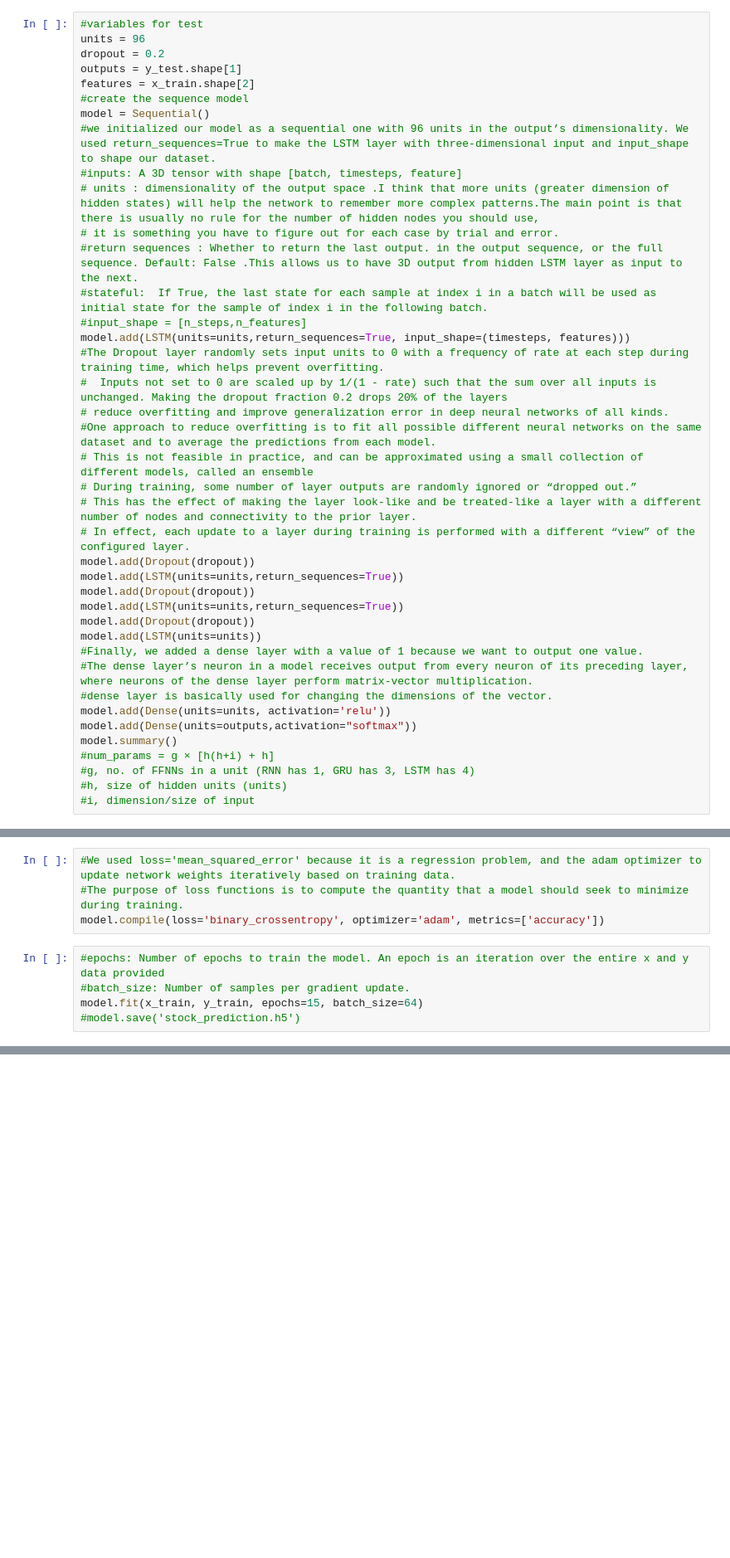
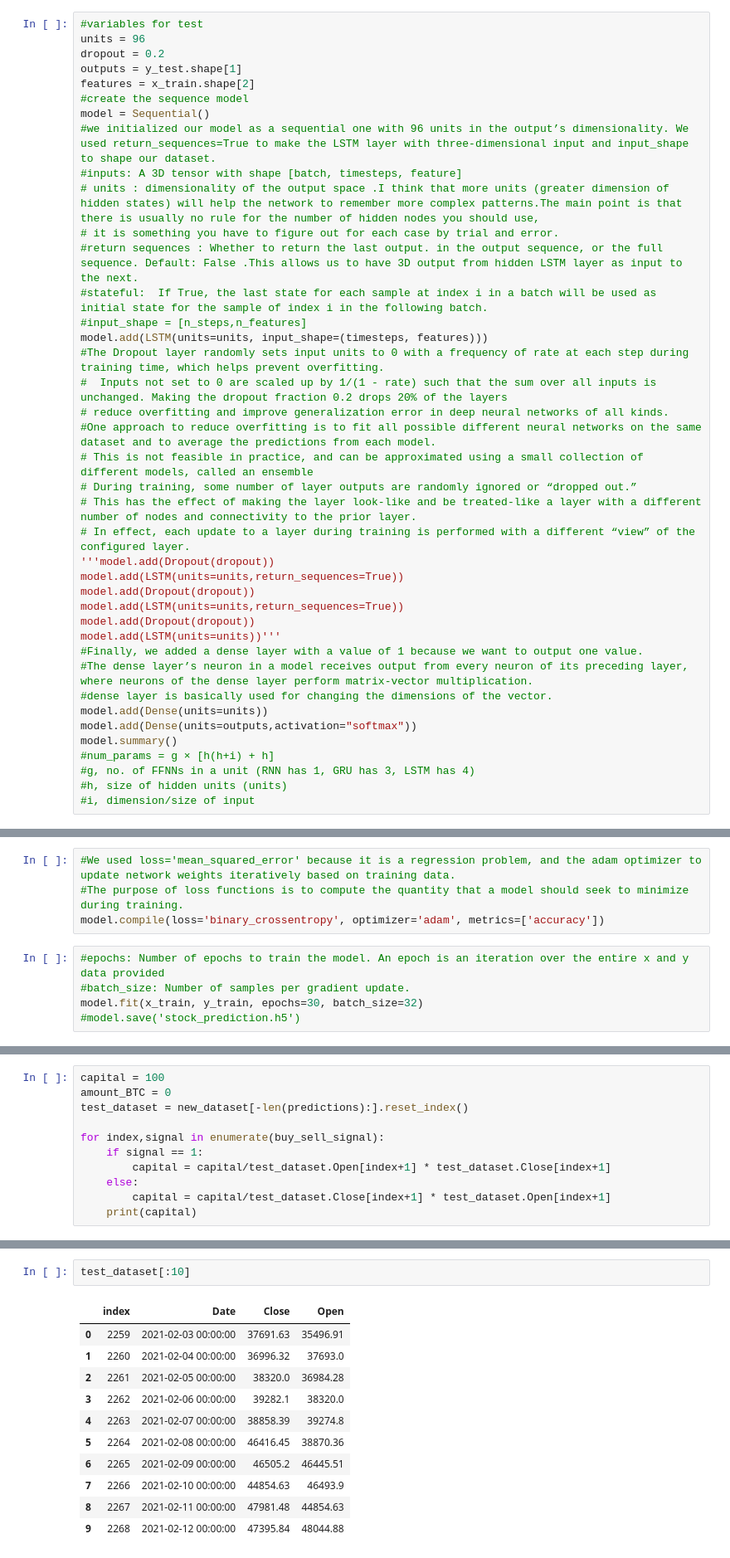
Before and after one commit to RodolfoHelf/TCC, a Jupyter notebook: StockPricePrediction(classiffication).ipynb, the cells around one changed output, grey strips where cells are left out. Shown at 83% size. Drawn from its saved outputs; the diff is of its cells as text; blank space fills up the shorter version.

Commit message:
First strategy test

```diff
--- a/StockPricePrediction(classiffication).ipynb
+++ b/StockPricePrediction(classiffication).ipynb
@@ -153,7 +160,7 @@ model = Sequential()
 #return sequences : Whether to return the last output. in the output sequence, or the full sequence. Default: False .This allows us to have 3D output from hidden LSTM layer as input to the next.
 #stateful:  If True, the last state for each sample at index i in a batch will be used as initial state for the sample of index i in the following batch.
 #input_shape = [n_steps,n_features]
-model.add(LSTM(units=units,return_sequences=True, input_shape=(timesteps, features)))
+model.add(LSTM(units=units, input_shape=(timesteps, features)))
 #The Dropout layer randomly sets input units to 0 with a frequency of rate at each step during training time, which helps prevent overfitting.
 #  Inputs not set to 0 are scaled up by 1/(1 - rate) such that the sum over all inputs is unchanged. Making the dropout fraction 0.2 drops 20% of the layers
 # reduce overfitting and improve generalization error in deep neural networks of all kinds.
@@ -162,16 +169,16 @@ model.add(LSTM(units=units,return_sequences=True, input_shape=(timesteps, featur
 # During training, some number of layer outputs are randomly ignored or “dropped out.”
 # This has the effect of making the layer look-like and be treated-like a layer with a different number of nodes and connectivity to the prior layer.
 # In effect, each update to a layer during training is performed with a different “view” of the configured layer.
-model.add(Dropout(dropout))
+'''model.add(Dropout(dropout))
 model.add(LSTM(units=units,return_sequences=True))
 model.add(Dropout(dropout))
 model.add(LSTM(units=units,return_sequences=True))
 model.add(Dropout(dropout))
-model.add(LSTM(units=units))
+model.add(LSTM(units=units))'''
 #Finally, we added a dense layer with a value of 1 because we want to output one value.
 #The dense layer’s neuron in a model receives output from every neuron of its preceding layer, where neurons of the dense layer perform matrix-vector multiplication.
 #dense layer is basically used for changing the dimensions of the vector.
-model.add(Dense(units=units, activation='relu'))
+model.add(Dense(units=units))
 model.add(Dense(units=outputs,activation="softmax"))
 model.summary()
 #num_params = g × [h(h+i) + h]
@@ -203,6 +208,6 @@ model.compile(loss='binary_crossentropy', optimizer='adam', metrics=['accuracy']
 # %%
 #epochs: Number of epochs to train the model. An epoch is an iteration over the entire x and y data provided
 #batch_size: Number of samples per gradient update.
-model.fit(x_train, y_train, epochs=15, batch_size=64)
+model.fit(x_train, y_train, epochs=30, batch_size=32)
 #model.save('stock_prediction.h5')
 # %% [output]
@@ -248,0 +254,11 @@ print(count, count/len(predictions))
+# %%
+capital = 100
+amount_BTC = 0
+test_dataset = new_dataset[-len(predictions):].reset_index()
+
+for index,signal in enumerate(buy_sell_signal):
+    if signal == 1:
+        capital = capital/test_dataset.Open[index+1] * test_dataset.Close[index+1]
+    else:
+        capital = capital/test_dataset.Close[index+1] * test_dataset.Open[index+1]
+    print(capital)
@@ -248,0 +283,14 @@ print(count, count/len(predictions))
+# %%
+test_dataset[:10]
+# %% [output]
+|  | index | Date | Close | Open |
+| 0 | 2259 | 2021-02-03 00:00:00 | 37691.63 | 35496.91 |
+| 1 | 2260 | 2021-02-04 00:00:00 | 36996.32 | 37693.0 |
+| 2 | 2261 | 2021-02-05 00:00:00 | 38320.0 | 36984.28 |
+| 3 | 2262 | 2021-02-06 00:00:00 | 39282.1 | 38320.0 |
+| 4 | 2263 | 2021-02-07 00:00:00 | 38858.39 | 39274.8 |
+| 5 | 2264 | 2021-02-08 00:00:00 | 46416.45 | 38870.36 |
+| 6 | 2265 | 2021-02-09 00:00:00 | 46505.2 | 46445.51 |
+| 7 | 2266 | 2021-02-10 00:00:00 | 44854.63 | 46493.9 |
+| 8 | 2267 | 2021-02-11 00:00:00 | 47981.48 | 44854.63 |
+| 9 | 2268 | 2021-02-12 00:00:00 | 47395.84 | 48044.88 |
```
Also changed, not shown: parts of 9 cells of this notebook, 3 other files.
